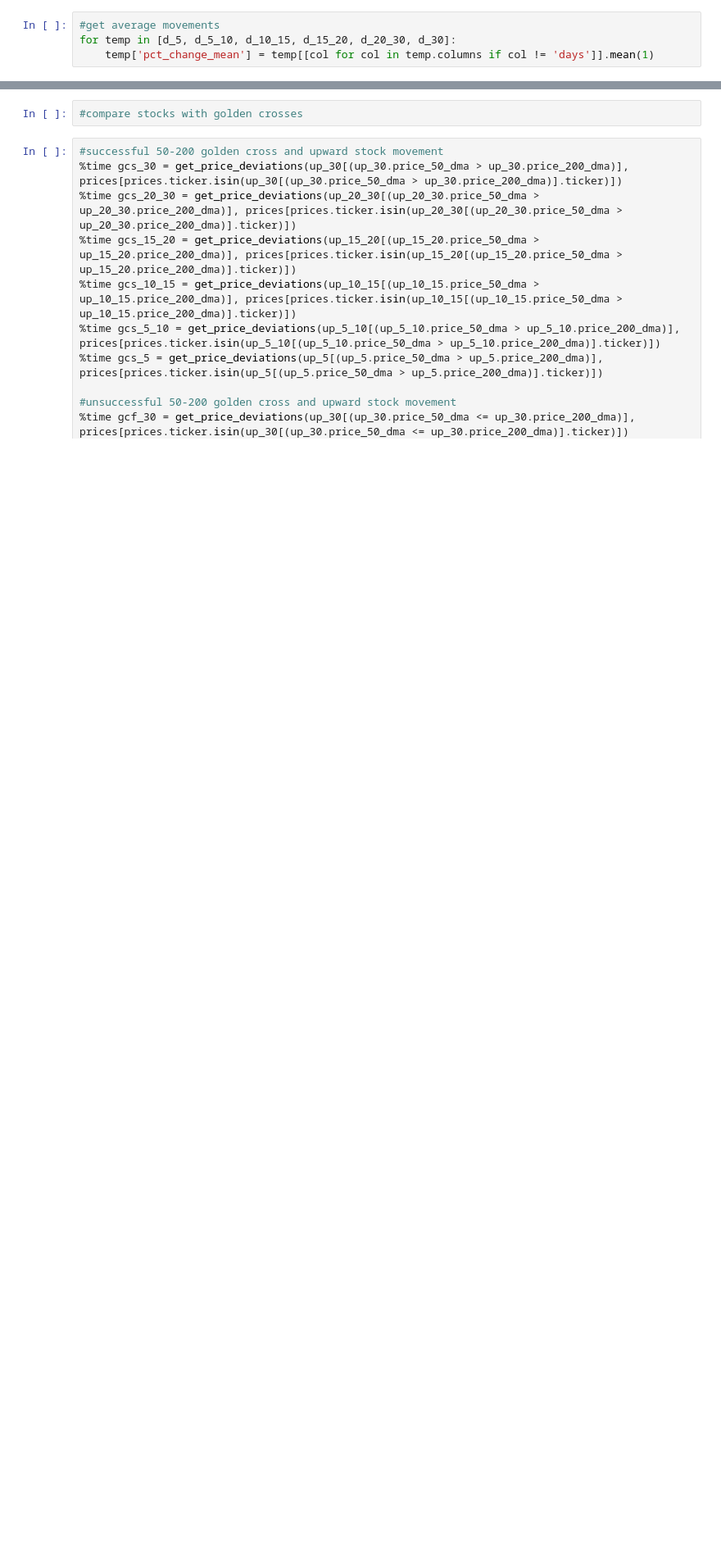
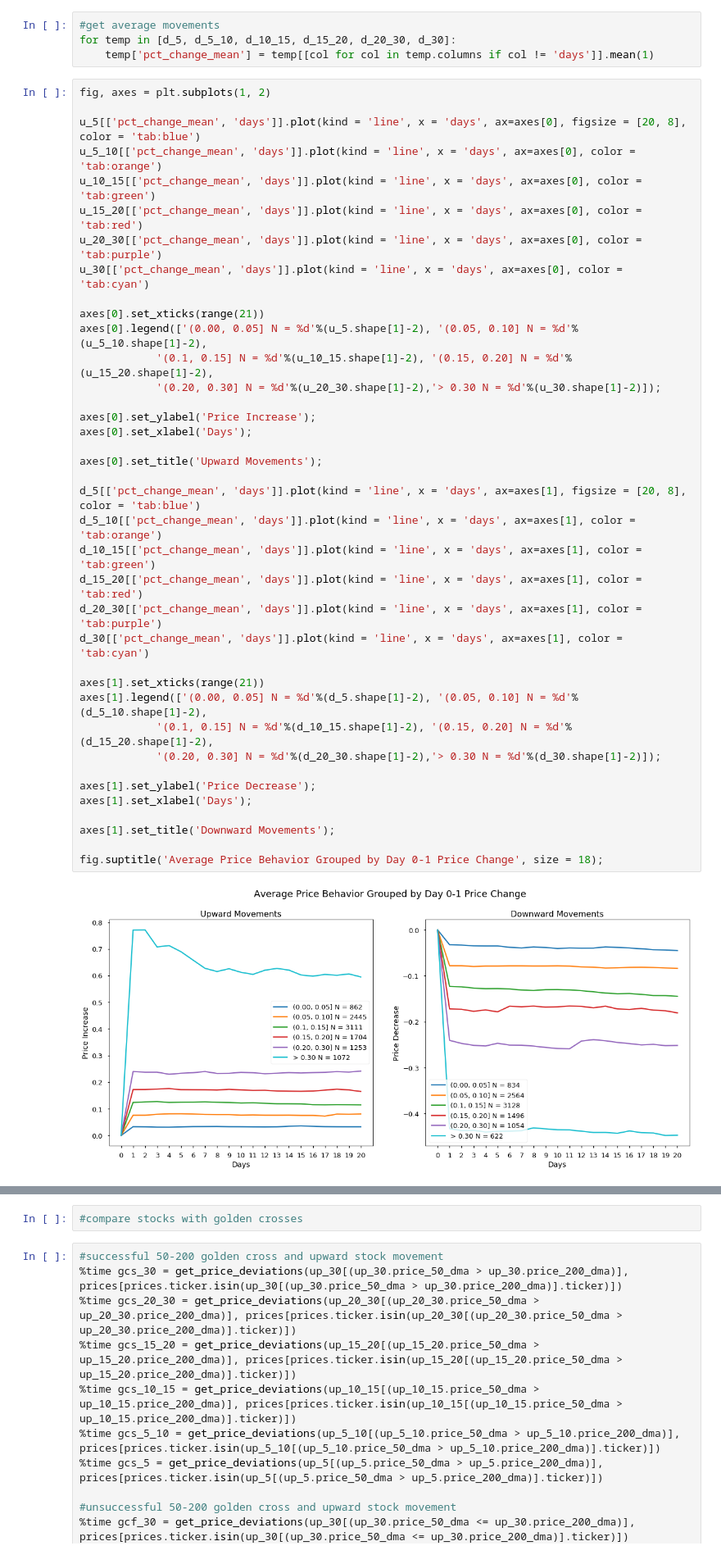
Before and after one commit to swang2016/benzinga_movers_scraper, a Jupyter notebook: scripts/benzinga_exploratory_analysis.ipynb, the cells around one changed output, grey strips where cells are left out. Shown at 82% size. Drawn from its saved outputs; the diff is of its cells as text; blank space fills up the shorter version.

```diff
--- a/scripts/benzinga_exploratory_analysis.ipynb
+++ b/scripts/benzinga_exploratory_analysis.ipynb
@@ -180,3 +169,43 @@ Wall time: 20.6 s
 #get average movements
 for temp in [d_5, d_5_10, d_10_15, d_15_20, d_20_30, d_30]:
     temp['pct_change_mean'] = temp[[col for col in temp.columns if col != 'days']].mean(1)
+# %%
+fig, axes = plt.subplots(1, 2)
+
+u_5[['pct_change_mean', 'days']].plot(kind = 'line', x = 'days', ax=axes[0], figsize = [20, 8], color = 'tab:blue')
+u_5_10[['pct_change_mean', 'days']].plot(kind = 'line', x = 'days', ax=axes[0], color = 'tab:orange')
+u_10_15[['pct_change_mean', 'days']].plot(kind = 'line', x = 'days', ax=axes[0], color = 'tab:green')
+u_15_20[['pct_change_mean', 'days']].plot(kind = 'line', x = 'days', ax=axes[0], color = 'tab:red')
+u_20_30[['pct_change_mean', 'days']].plot(kind = 'line', x = 'days', ax=axes[0], color = 'tab:purple')
+u_30[['pct_change_mean', 'days']].plot(kind = 'line', x = 'days', ax=axes[0], color = 'tab:cyan')
+
+axes[0].set_xticks(range(21))
+axes[0].legend(['(0.00, 0.05] N = %d'%(u_5.shape[1]-2), '(0.05, 0.10] N = %d'%(u_5_10.shape[1]-2),
+            '(0.1, 0.15] N = %d'%(u_10_15.shape[1]-2), '(0.15, 0.20] N = %d'%(u_15_20.shape[1]-2),
+            '(0.20, 0.30] N = %d'%(u_20_30.shape[1]-2),'> 0.30 N = %d'%(u_30.shape[1]-2)]);
+
+axes[0].set_ylabel('Price Increase');
+axes[0].set_xlabel('Days');
+
+axes[0].set_title('Upward Movements');
+
+d_5[['pct_change_mean', 'days']].plot(kind = 'line', x = 'days', ax=axes[1], figsize = [20, 8], color = 'tab:blue')
+d_5_10[['pct_change_mean', 'days']].plot(kind = 'line', x = 'days', ax=axes[1], color = 'tab:orange')
+d_10_15[['pct_change_mean', 'days']].plot(kind = 'line', x = 'days', ax=axes[1], color = 'tab:green')
+d_15_20[['pct_change_mean', 'days']].plot(kind = 'line', x = 'days', ax=axes[1], color = 'tab:red')
+d_20_30[['pct_change_mean', 'days']].plot(kind = 'line', x = 'days', ax=axes[1], color = 'tab:purple')
+d_30[['pct_change_mean', 'days']].plot(kind = 'line', x = 'days', ax=axes[1], color = 'tab:cyan')
+
+axes[1].set_xticks(range(21))
+axes[1].legend(['(0.00, 0.05] N = %d'%(d_5.shape[1]-2), '(0.05, 0.10] N = %d'%(d_5_10.shape[1]-2),
+            '(0.1, 0.15] N = %d'%(d_10_15.shape[1]-2), '(0.15, 0.20] N = %d'%(d_15_20.shape[1]-2),
+            '(0.20, 0.30] N = %d'%(d_20_30.shape[1]-2),'> 0.30 N = %d'%(d_30.shape[1]-2)]);
+
+axes[1].set_ylabel('Price Decrease');
+axes[1].set_xlabel('Days');
+
+axes[1].set_title('Downward Movements');
+
+fig.suptitle('Average Price Behavior Grouped by Day 0-1 Price Change', size = 18);
+# %% [output]
+[figure, added]
```
Also changed, not shown: parts of 52 cells of this notebook, 3 other files.
